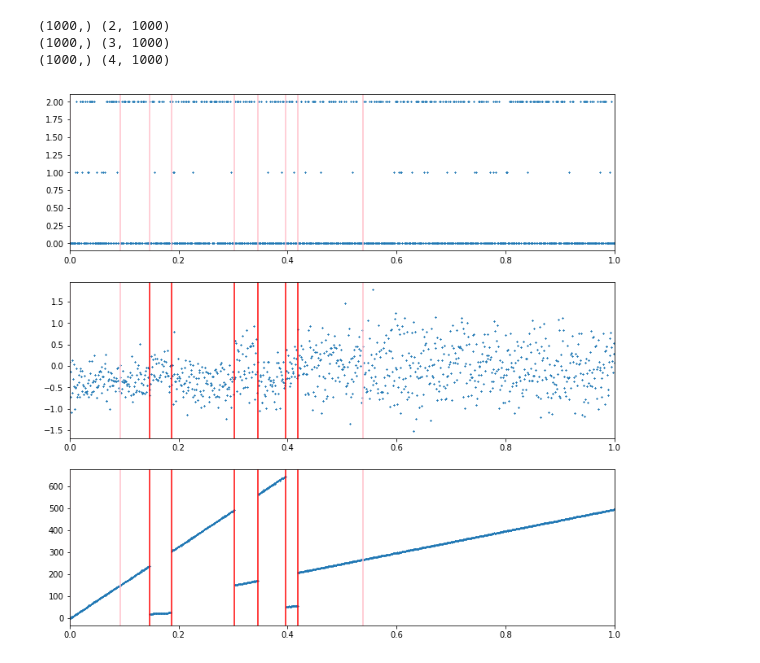
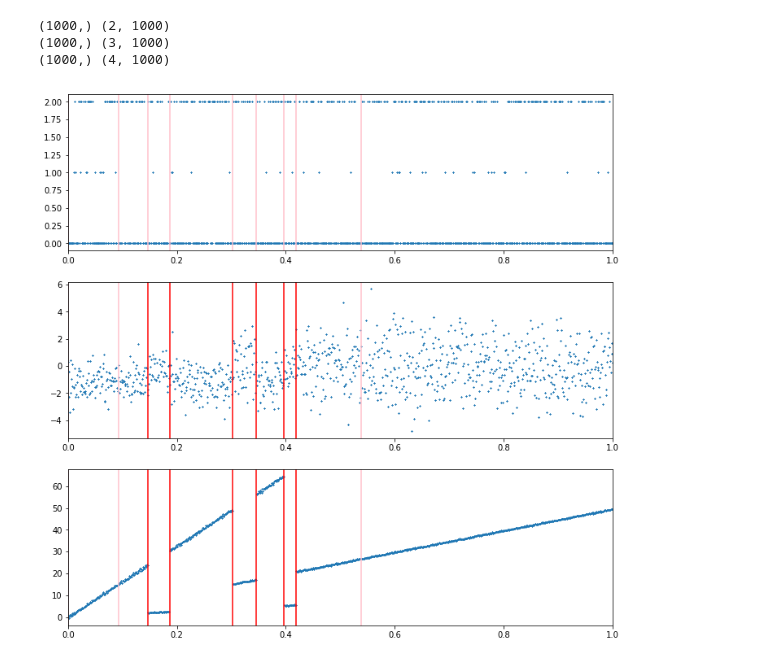
Before and after one commit to naheard/changepoints, a Jupyter notebook: changepoint_simulation.ipynb, the cells around one changed output. Drawn from its saved outputs; the diff is of its cells as text; code cells hidden in the pictures.

Commit message:
corrected linear model likelihood, fixed a bug in data cumulative sums, added plot to simulator

```diff
--- a/changepoint_simulation.ipynb
+++ b/changepoint_simulation.ipynb
@@ -21,11 +24,12 @@ import matplotlib.pyplot as plt
 # %%
+#Simulate changepoint data
 n=1000
 lambda_cps=.01
 seed=1
 probability_models=[]
 probability_models.append(MultinomialDirichlet(k=np.array([3,5],dtype=int),alpha=1))
-probability_models.append(NormalNIG(p=3,alpha_beta=[1,.1],v=1))
-probability_models.append(NormalLinearModel(p=4,alpha_beta=[1,.1],v=1))
+probability_models.append(NormalNIG(p=3))
+probability_models.append(NormalLinearModel(p=4))
 tau,regimes,inclusion_vectors,xys=simulate(n,probability_models,seed=seed,lambda_cps=lambda_cps)
 # %%
 # show the sizes of the x (time points) and y (data values) matrices generated for each probability model
@@ -36,22 +40,9 @@ for _ in range(len(xys)):
 (1000,) (2, 1000)
 (1000,) (3, 1000)
 (1000,) (4, 1000)
-# %%
-plt.figure(figsize=(12,4*len(probability_models)))
-for pm_index in range(len(probability_models)):
-    plt.subplot(len(probability_models), 1, pm_index+1)
-    plt.autoscale(enable=True, axis='x', tight=True)
-    x,y=xys[pm_index]
-    r=regimes[0]
-    for i in range(len(tau)):
-        new_r=regimes[i+1]
-        if inclusion_vectors[pm_index,new_r] and new_r!=r:
-            plt.axvline(x=tau[i],color='red')
-            r=new_r
-        else:
-            plt.axvline(x=tau[i],color='pink')
-
-    plt.scatter(x,y[0,],marker="x",s=1.5)
-plt.show()
-# %% [output]
-[figure, removed]
+# %%
+# Plot the data which have been generated.
+# For each probabilty model which may be multivaraite, plot dimension corresponding to plot_dim
+plot_data(tau,regimes,inclusion_vectors,xys,plot_dim=0)
+# %% [output]
+[figure, added]
```
Also changed, not shown: parts of 6 cells of this notebook, 9 other files.
